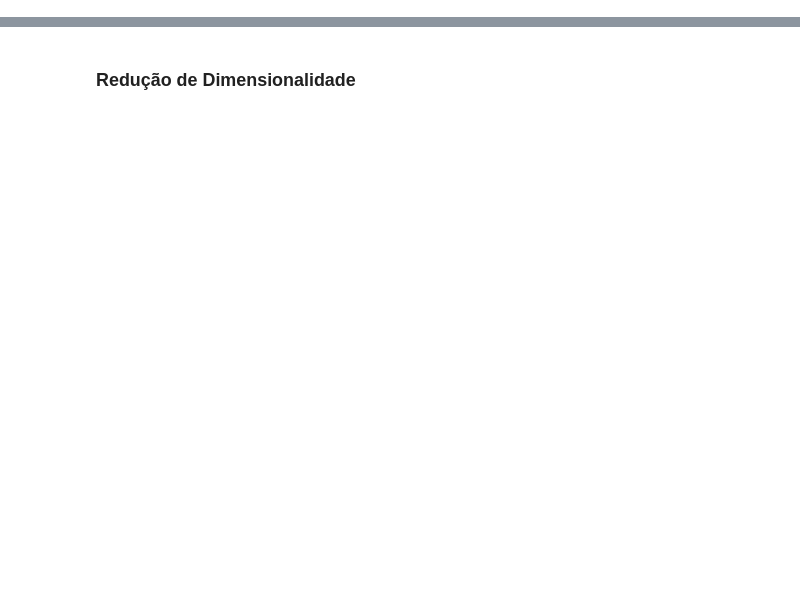
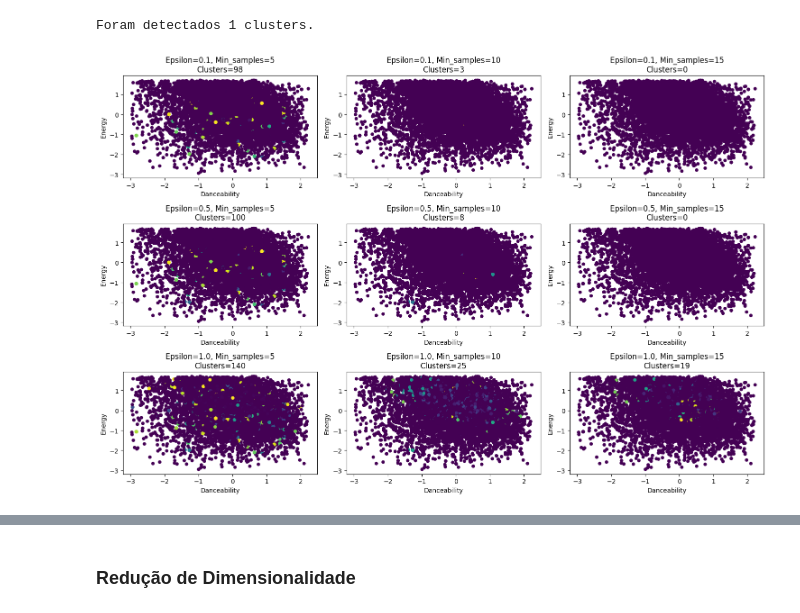
Before and after one commit to claraferreirabatista/30000-spotify-songs-machine-learning-popularidade, a Jupyter notebook: 6_DBSCAN.ipynb, the cells around one changed output, grey strips where cells are left out. Cells and saved outputs as stored; diff of their text form; code cells hidden in the pictures; blank space fills up the shorter version.

```diff
--- a/6_DBSCAN.ipynb
+++ b/6_DBSCAN.ipynb
@@ -17,0 +66,60 @@ df = pd.read_csv('versao_3_spotify_songs.csv')
+# %%
+num_clusters = len(set(rotulos)) - (1 if -1 in rotulos else 0)
+print(f"Foram detectados {num_clusters} clusters.")
+# %% [output]
+Foram detectados 1 clusters.
+# %%
+# Seleção das características para o clustering
+caracteristicas = [
+    "danceability",
+    "energy",
+    "key",
+    "loudness",
+    "mode",
+    "speechiness",
+    "acousticness",
+    "instrumentalness",
+    "liveness",
+    "valence",
+    "tempo",
+]
+
+# Selecione os dados relevantes do seu dataset
+data = df[caracteristicas]
+
+# Normalização dos dados
+data_normalized = (data - data.mean()) / data.std()
+
+# Defina os valores para épsilon e min_samples a serem testados
+valores_epsilon = [0.1, 0.5, 1.0]
+valores_min_samples = [5, 10, 15]
+
+fig, axs = plt.subplots(
+    len(valores_epsilon), len(valores_min_samples), figsize=(15, 10)
+)
+
+for i, epsilon in enumerate(valores_epsilon):
+    for j, min_samples in enumerate(valores_min_samples):
+        # Cria o objeto DBSCAN
+        dbscan = DBSCAN(eps=epsilon, min_samples=min_samples)
+
+        # Aplica o algoritmo nos dados normalizados
+        rotulos = dbscan.fit_predict(data_normalized)
+
+        # Conta os rótulos identificados
+        num_clusters = len(set(rotulos)) - (1 if -1 in rotulos else 0)
+
+        # Visualização dos resultados
+        axs[i, j].scatter(
+            data["danceability"], data["energy"], c=rotulos, cmap="viridis", s=20
+        )
+        axs[i, j].set_title(
+            f"Epsilon={epsilon}, Min_samples={min_samples}\nClusters={num_clusters}"
+        )
+        axs[i, j].set_xlabel("Danceability")
+        axs[i, j].set_ylabel("Energy")
+
+plt.tight_layout()
+plt.show()
+# %% [output]
+[figure, added]
```
Also changed, not shown: parts of 26 cells of this notebook.
